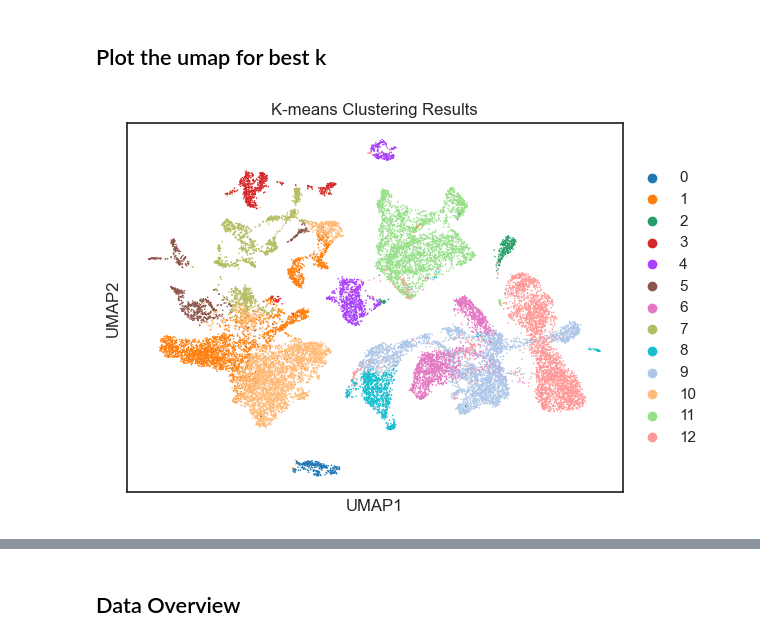
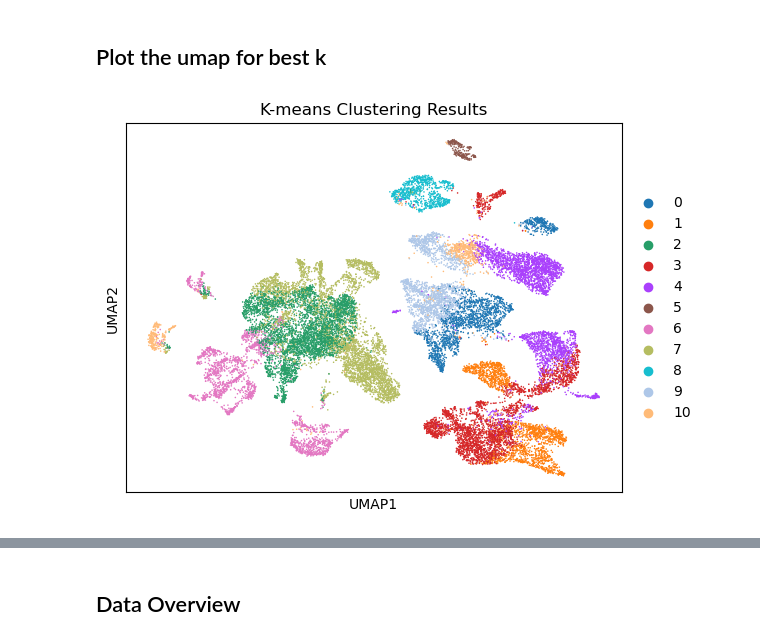
Before and after one commit to PolyPolyQ/scRNA-seq_ML, a Jupyter notebook: notebooks/choose_seed_and_k.ipynb, the cells around one changed output, grey strips where cells are left out. Cells and saved outputs as stored; diff of their text form; code cells hidden in the pictures.

```diff
--- a/notebooks/choose_seed_and_k.ipynb
+++ b/notebooks/choose_seed_and_k.ipynb
@@ -53,5 +31,0 @@ os.makedirs('data/h5ad/')
-# %%
-# make anndata of bladder cancer from ".txt" files
-for i, f in enumerate(mf_pref):
-    adata = sc.read(data_path + mouse_files[i], delimiter="\t").T
-    adata.write_h5ad(data_path + 'h5ad/' + f + ".h5ad")
@@ -150,32 +31,0 @@ df
-# %%
-# value = "pct_counts_mt"
-# value = "n_genes"
-# value = 'pct_counts_in_top_20_genes'
-value = "log1p_total_counts"
-
-sns.set(style="white", rc={"axes.facecolor": (0, 0, 0, 0)})
-
-g = sns.FacetGrid(df, row="Title", hue="Title", aspect=15, height=0.5, palette="tab20")
-
-g.map(sns.kdeplot, value, clip_on=False, fill=True, alpha=1, linewidth=1.5)
-g.map(sns.kdeplot, value, clip_on=False, color="w", lw=2)
-
-g.map(plt.axhline, y=0, lw=2, clip_on=False)
-
-def label(x, color, label):
-    ax = plt.gca()
-    ax.text(0, .2, label, fontweight="bold", color=color,
-            ha="left", va="center", transform=ax.transAxes)
-
-g.map(label, value)
-
-g.figure.subplots_adjust(hspace=-.6)
-
-g.set_titles("")
-g.set(yticks=[], ylabel="")
-g.despine(bottom=True, left=True)
-
-for ax in g.axes.flat:
-    ax.axvline(x=df[value].median(), color='r', linestyle='-')
-
-plt.show()
@@ -582,24 +225,24 @@ with open('objectives_list.txt', 'w') as file:
 # %%
 # Set PCA data as the input of K-means
 pca_data = adata.obsm['X_pca_harmony']
 
 # Choose the initial centers
-initial_centers = kmeans_plusplus(pca_data, 13, min_objective_seed)
+initial_centers = kmeans_plusplus(pca_data, 18, 2024)
 
-centers, covariances, sizes, closest_list, objectives = kmeans(pca_data, initial_centers, k=13)
+centers, covariances, sizes, closest_list, objectives = kmeans(pca_data, initial_centers, k=10)
 
 # Save the clustering result
 adata.obs['kmeans_clusters'] = closest_list.astype(str)
 
 # Visualize the clustering result
 # neighborhood graph of cells
 sc.pp.neighbors(adata)
 # compute UMAP
 sc.tl.umap(adata)
 
 sc.pl.umap(adata, color='kmeans_clusters', title='K-means Clustering Results')
 # %% [output]
-[figure, old version]
+[figure, new version]
 # %%
 ax = sc.pl.umap(adata, color='kmeans_clusters', show=False)
 cluster_centers = {}
```
Also changed, not shown: parts of 45 cells of this notebook.
